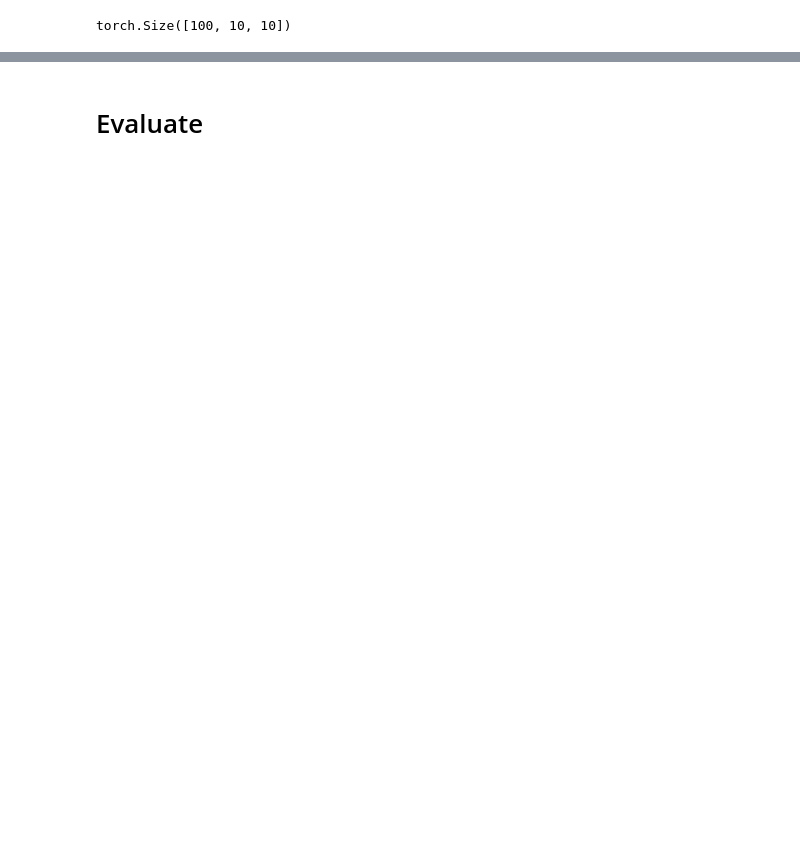
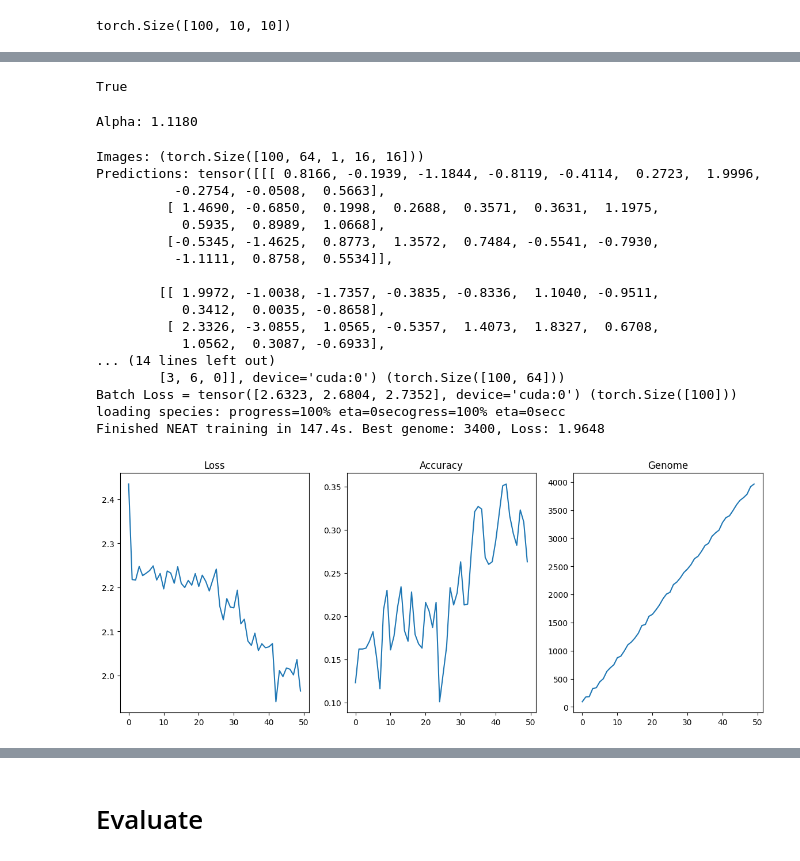
Before and after one commit to KshRaven/Modified-NEAT, a Jupyter notebook: examples/mnist/main.ipynb, the cells around one changed output, grey strips where cells are left out. Cells and saved outputs as stored; diff of their text form; code cells hidden in the pictures; blank space fills up the shorter version.

```diff
--- a/examples/mnist/main.ipynb
+++ b/examples/mnist/main.ipynb
@@ -429,16 +500,2 @@ Successfully loaded  save file from 'D:\PycharmProjects\Modified-NEAT\storage\mn
 # %% [markdown]
 # Train
-# %%
-def cross_entropy_loss(logits: Tensor, targets: Tensor):
-    # logits shape (genomes, batch_size, logits), targets shape (genomes, batch_size)
-    # Compute log-softmax along the last dimension (num_classes)
-
-    log_probs = F.log_softmax(logits, dim=-1)
-    # Gather the log probabilities of the correct class
-    losses = -log_probs.gather(dim=-1, index=targets.unsqueeze(-1)).squeeze(-1)
-
-    # Compute mean loss per genome (reduce over batch_size dimension)
-    losses = losses.mean(dim=-1)  # Shape: (genomes,)
-
-    # losses shape (genomes,)
-    return losses
@@ -729,0 +767,12 @@ def train(epochs: int, show=True, checkpoints=5):
+# %%
+all([all([torch.all(t[i1] == t[i1]).cpu().item() for t in [train_inp, train_out, eval_inp, eval_out]]) for i0, i1 in [(i, i+1) for i in range(GENOMES-1)]])
+# %% [output]
+True
+# %%
+import math
+MAX_EPISODES = 3
+ALPHA = math.exp(math.log(1.25) / (MAX_EPISODES - 1)) if MAX_EPISODES > 1 else 1.0
+SHUFFLE = True
+print(f"Alpha: {ALPHA:.4f}")
+# %% [output]
+Alpha: 1.1180
@@ -730 +853,23 @@ def train(epochs: int, show=True, checkpoints=5):
+# %%
+with torch.no_grad():
+    neat_losses = TRAINER.run(50,)
+# %% [output]
+Images: (torch.Size([100, 64, 1, 16, 16]))
+Predictions: tensor([[[ 0.8166, -0.1939, -1.1844, -0.8119, -0.4114,  0.2723,  1.9996,
+          -0.2754, -0.0508,  0.5663],
+         [ 1.4690, -0.6850,  0.1998,  0.2688,  0.3571,  0.3631,  1.1975,
+           0.5935,  0.8989,  1.0668],
+         [-0.5345, -1.4625,  0.8773,  1.3572,  0.7484, -0.5541, -0.7930,
+          -1.1111,  0.8758,  0.5534]],
+
+        [[ 1.9972, -1.0038, -1.7357, -0.3835, -0.8336,  1.1040, -0.9511,
+           0.3412,  0.0035, -0.8658],
+         [ 2.3326, -3.0855,  1.0565, -0.5357,  1.4073,  1.8327,  0.6708,
+           1.0562,  0.3087, -0.6933],
+... (14 lines left out)
+        [3, 6, 0]], device='cuda:0') (torch.Size([100, 64]))
+Batch Loss = tensor([2.6323, 2.6804, 2.7352], device='cuda:0') (torch.Size([100]))
+loading species: progress=100% eta=0secogress=100% eta=0secc
+Finished NEAT training in 147.4s. Best genome: 3400, Loss: 1.9648
+[figure, added]
 # %%
```
Also changed, not shown: parts of 88 cells of this notebook, 12 other files.
